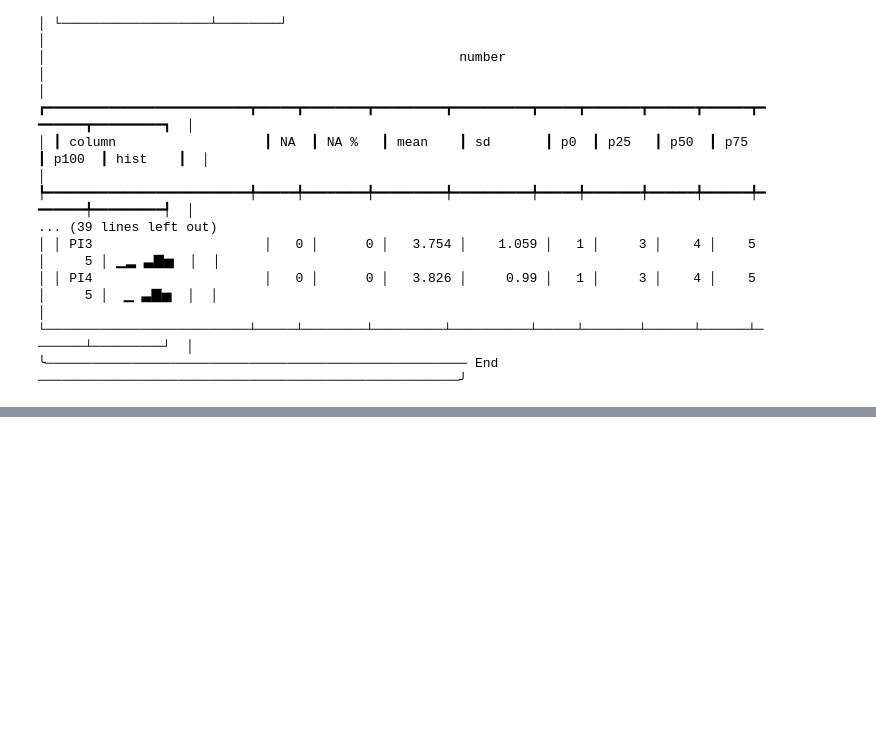
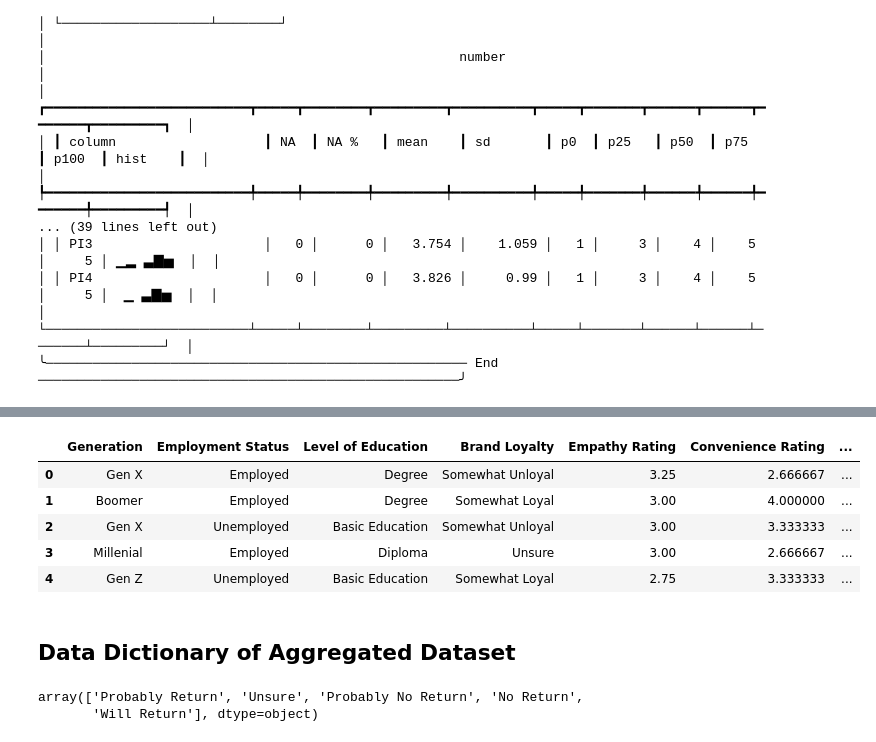
Before and after one commit to AlexTabble/Assignment-3, a Jupyter notebook: Assignment3_EDA.ipynb, the cells around one changed output, grey strips where cells are left out. Drawn from its saved outputs; the diff is of its cells as text; code cells hidden in the pictures; blank space fills up the shorter version.

```diff
--- a/Assignment3_EDA.ipynb
+++ b/Assignment3_EDA.ipynb
@@ -227,0 +283,42 @@ DF['Gender'] = DF['Gender']
+# %%
+Empathy = (Df['E1']+Df['E2']+Df['E3']+Df['E4'])/4
+Convenience = (Df['C1']+ Df['C2']+ Df['C3'])/3
+Price_Sensitivity = (Df['PS1']+Df['PS2'])/2
+Environment = (Df['PE1']+Df['PE2']+Df['PE3']+Df['PE4']+Df['PE5']+Df['PE6'])/6
+PerceivedPQ = (Df['PPQ1']+Df['PPQ2']+Df['PPQ3']+Df['PPQ4'])/4
+CustomerTrust = (Df['CT1'] + Df['CT2'] + Df['CT3'] + Df['CT4'] + Df['CT5'] + Df['CT6']) / 6
+PerceivedValue = (Df['PV1'] + Df['PV2'] + Df['PV3']) / 3
+IntentionRating = (Df['PI1']+Df['PI2'])/2
+
+df_reduced = pd.DataFrame({
+    'Generation': Df['Age'],
+    'Employment Status': Df['Employment Status'],
+    'Level of Education': Df['Level of Education'],
+    'Brand Loyalty': Df['PS3'],
+    'Empathy Rating': Empathy,
+    'Convenience Rating': Convenience,
+    'Price Sensitivity Rating': Price_Sensitivity,
+    'Environment Rating': Environment,
+    'Quality Rating': PerceivedPQ,
+    'Trust Rating': CustomerTrust,
+    'Value Rating': PerceivedValue,
+    'IntentionRating': IntentionRating,
+    'Retention' : Df['PI3'],
+    'Recommendation Rating' : Df['PI4']
+})
+
+df_reduced.head(5)
+# %% [output]
+|  | Generation | Employment Status | Level of Education | Brand Loyalty | Empathy Rating | Convenience Rating | ... |
+| 0 | Gen X | Employed | Degree | Somewhat Unloyal | 3.25 | 2.666667 | ... |
+| 1 | Boomer | Employed | Degree | Somewhat Loyal | 3.00 | 4.000000 | ... |
+| 2 | Gen X | Unemployed | Basic Education | Somewhat Unloyal | 3.00 | 3.333333 | ... |
+| 3 | Millenial | Employed | Diploma | Unsure | 3.00 | 2.666667 | ... |
+| 4 | Gen Z | Unemployed | Basic Education | Somewhat Loyal | 2.75 | 3.333333 | ... |
+# %% [markdown]
+## Data Dictionary of Aggregated Dataset
+# %%
+df_reduced['Retention'].unique()
+# %% [output]
+array(['Probably Return', 'Unsure', 'Probably No Return', 'No Return',
+       'Will Return'], dtype=object)
```
Also changed, not shown: parts of 10 cells of this notebook, 13 other files.
